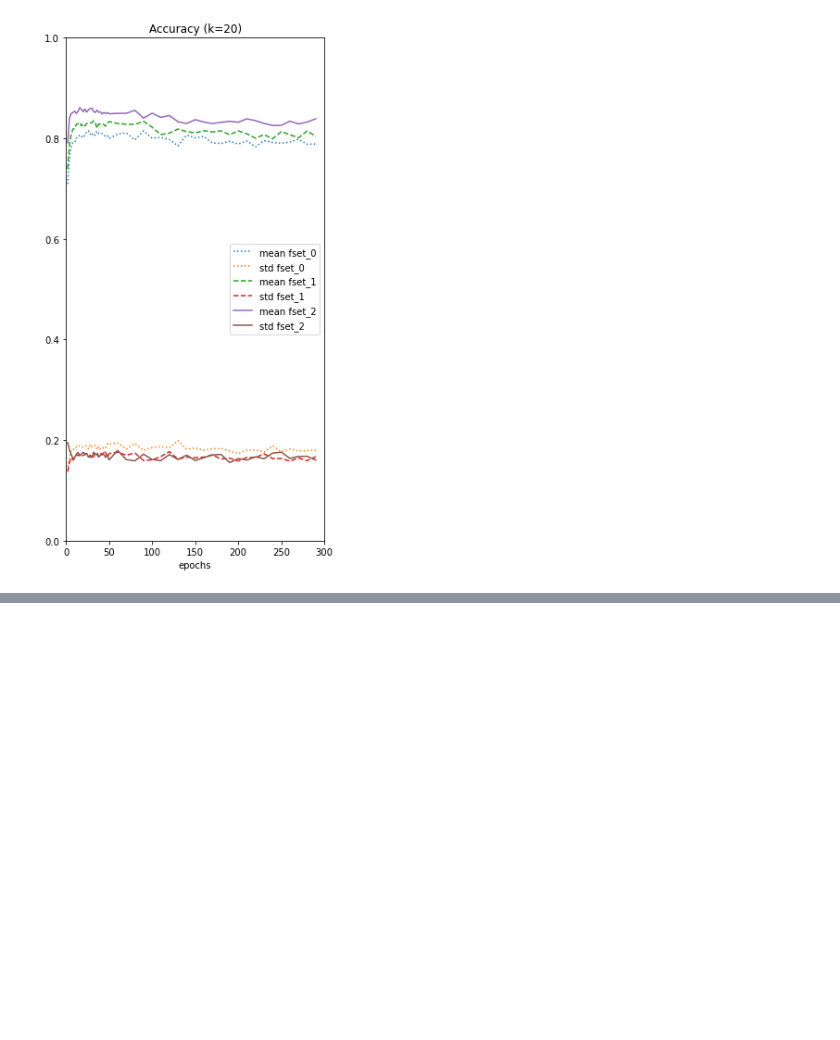
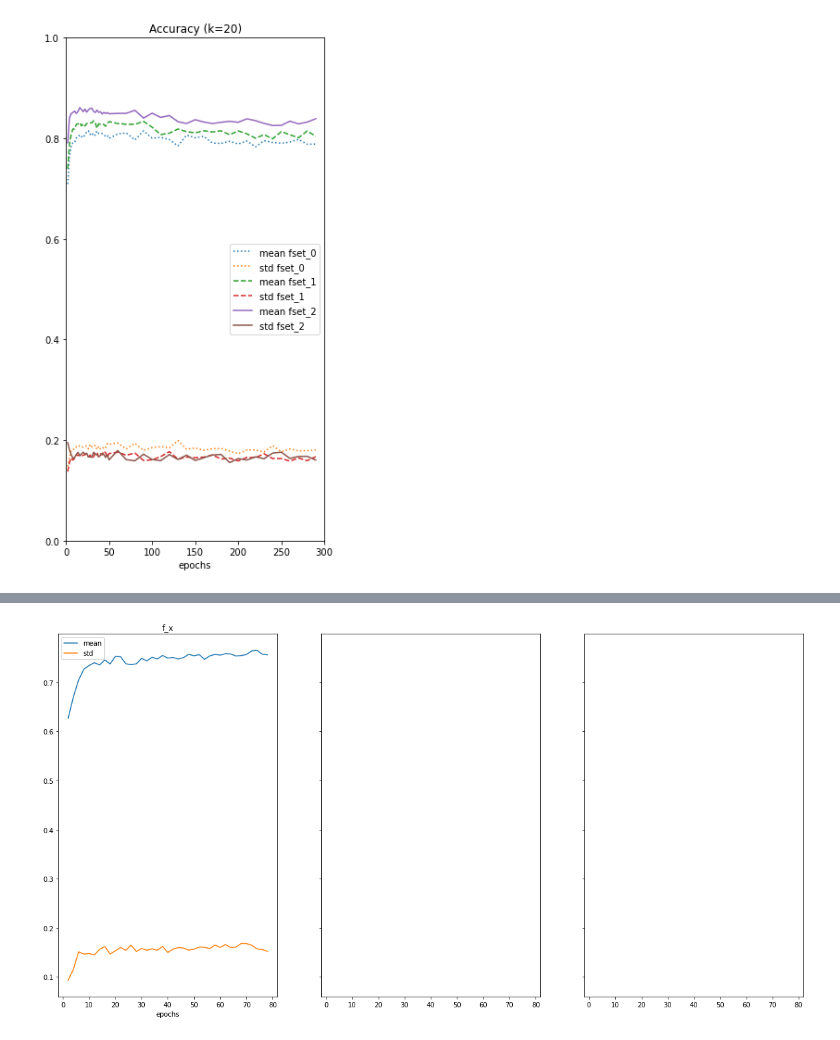
Before and after one commit to redchuk/n_track_ML, a Jupyter notebook: notebooks/plot_epoch_loop_outputs.ipynb, the cells around one changed output, grey strips where cells are left out. Saved outputs shown, nothing was run; the diff lists cells and outputs as text; code cells hidden in the pictures; blank space fills up the shorter version.

```diff
--- a/notebooks/plot_epoch_loop_outputs.ipynb
+++ b/notebooks/plot_epoch_loop_outputs.ipynb
@@ -308,0 +376,19 @@ plt.savefig(plot_dir / 'accuracy_k20.png')
+# %%
+import matplotlib.pyplot as plt
+
+fig, axs = plt.subplots(1,3, sharex=True, sharey=True)
+fig.set_size_inches(20,10)
+i=0
+for kernel_size in grp.index.get_level_values('kernel_size').unique(): #grp['kernel_size'].unique():
+    #print(kernel_size)
+    j=0
+    for fset in grp.index.get_level_values('fset').unique(): #['fset'].unique():
+        #print(fset)
+        #subgrp = grp[(grp['fset']==fset) & (grp['kernel_size']==kernel_size)]
+        subgrp = grp.loc[kernel_size,fset]
+        #print(subgrp.head(2))
+        subgrp.plot('epochs', yerr=None, label='mean', title=fset, ax=axs[j])
+        j = j+1
+    #i = i+1
+# %% [output]
+[figure, added]
```
Also changed, not shown: parts of 4 cells of this notebook, 5 other files.
